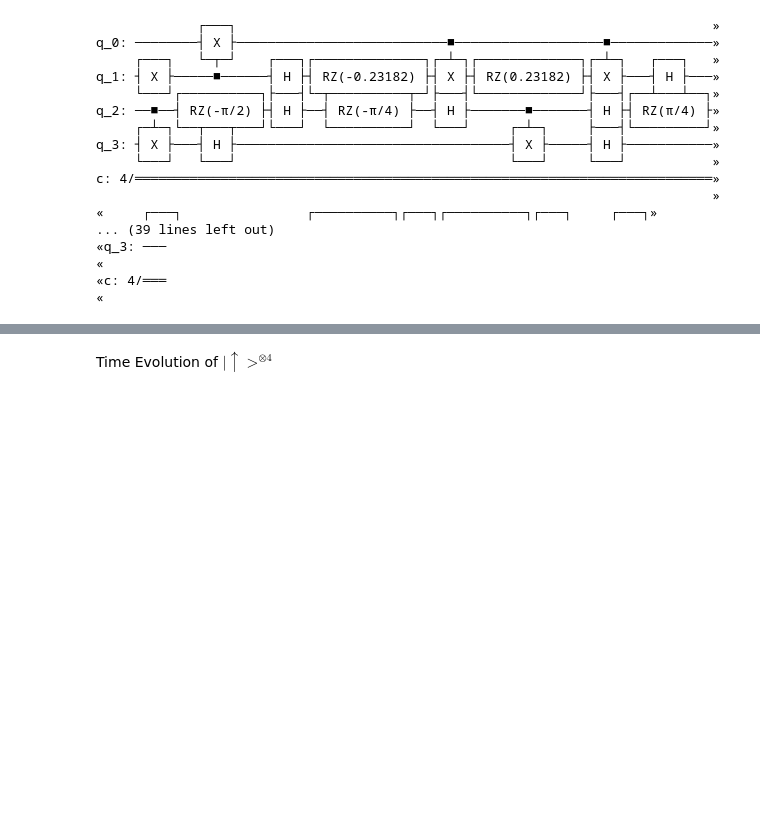
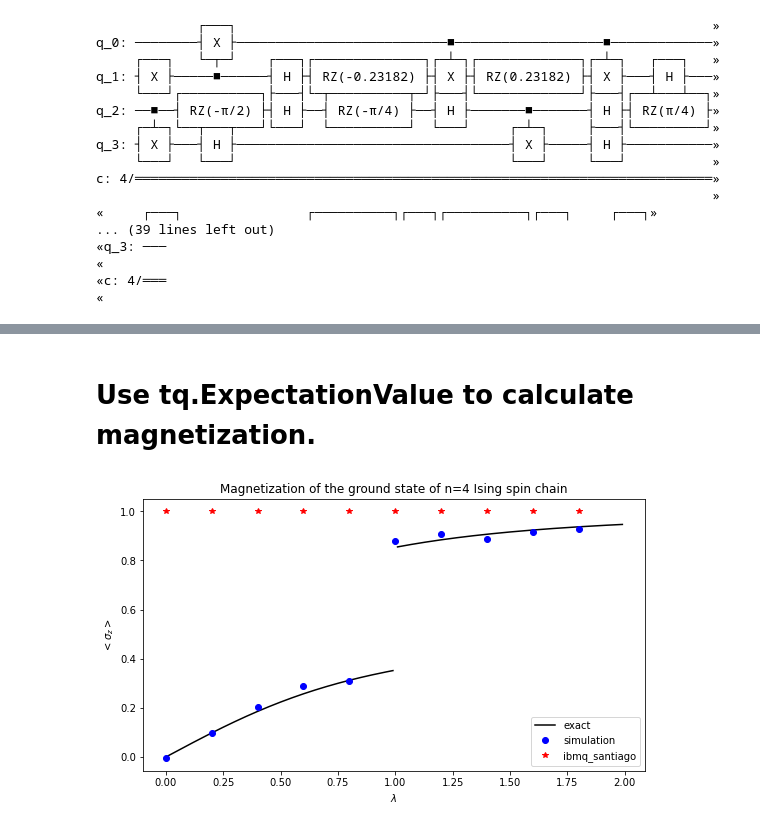
Before and after one commit to AnnaMHua/QOSF_Tequila, a Jupyter notebook: IsingModel.ipynb, the cells around one changed output, grey strips where cells are left out. Cells and saved outputs as stored; diff of their text form; code cells hidden in the pictures; blank space fills up the shorter version.

```diff
--- a/IsingModel.ipynb
+++ b/IsingModel.ipynb
@@ -172,2 +214,2 @@ plt.show()
-# %% [markdown]
-Time Evolution of $|\uparrow>^{\otimes4}$
+# %% [markdown]
+# Use tq.ExpectationValue to calculate magnetization.
@@ -173,0 +220,11 @@ Time Evolution of $|\uparrow>^{\otimes4}$
+# %%
+shots = 1024
+mag_sim = []
+H = tq.paulis.Z([1])
+for i in range(10):
+    lam = 0.2*i
+    circuit = Ising(lam,0,1,2,3)
+
+    M_exp = tq.ExpectationValue(H = H, U = circuit)
+    M=tq.simulate(M_exp,backend='qiskit',samples=shots)
+    mag_sim.append(M)
@@ -173,0 +244,21 @@ Time Evolution of $|\uparrow>^{\otimes4}$
+# %%
+def exact(lam):
+    if lam <1:
+        return lam/(2*np.sqrt(1+lam**2))
+    if lam >1:
+        return 1/2+lam/(2*np.sqrt(1+lam**2))
+    return None
+vexact = np.vectorize(exact)
+l=np.arange(0.0,2.0,0.01)
+l1=np.arange(0.0,2.0,0.2)
+plt.figure(figsize=(9,5))
+plt.plot(l,vexact(l),'k',label='exact')
+plt.plot(l1, mag_sim, 'bo',label='simulation')
+plt.plot(l1, mag, 'r*',label='ibmq_santiago')
+plt.xlabel('$\lambda$')
+plt.ylabel('$<\sigma_{z}>$')
+plt.legend()
+plt.title('Magnetization of the ground state of n=4 Ising spin chain')
+plt.show()
+# %% [output]
+[figure, added]
```
Also changed, not shown: parts of 13 cells of this notebook.
